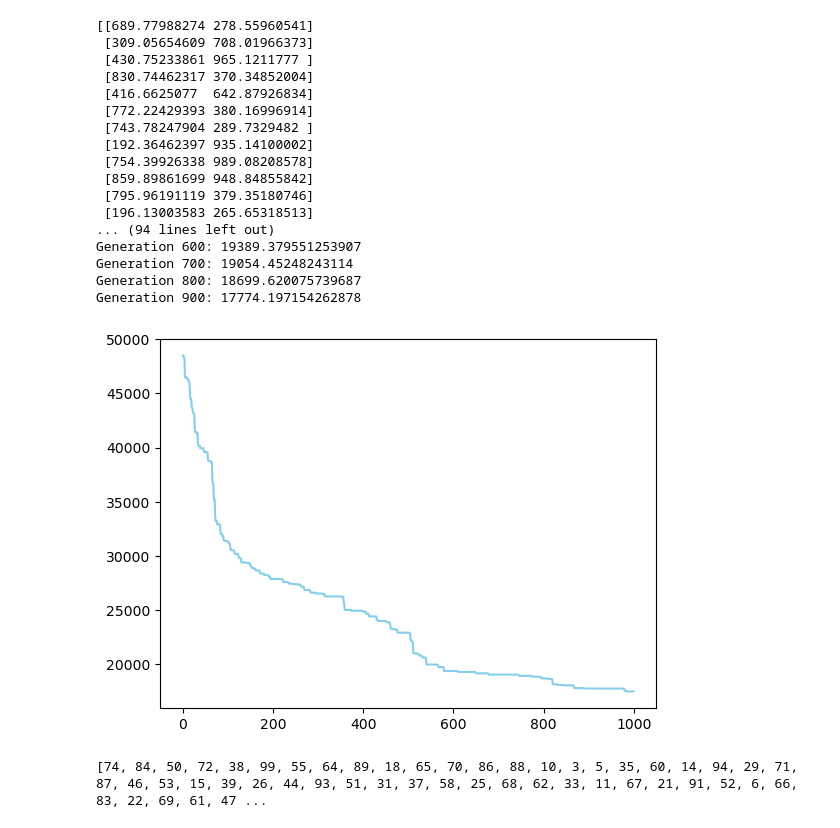
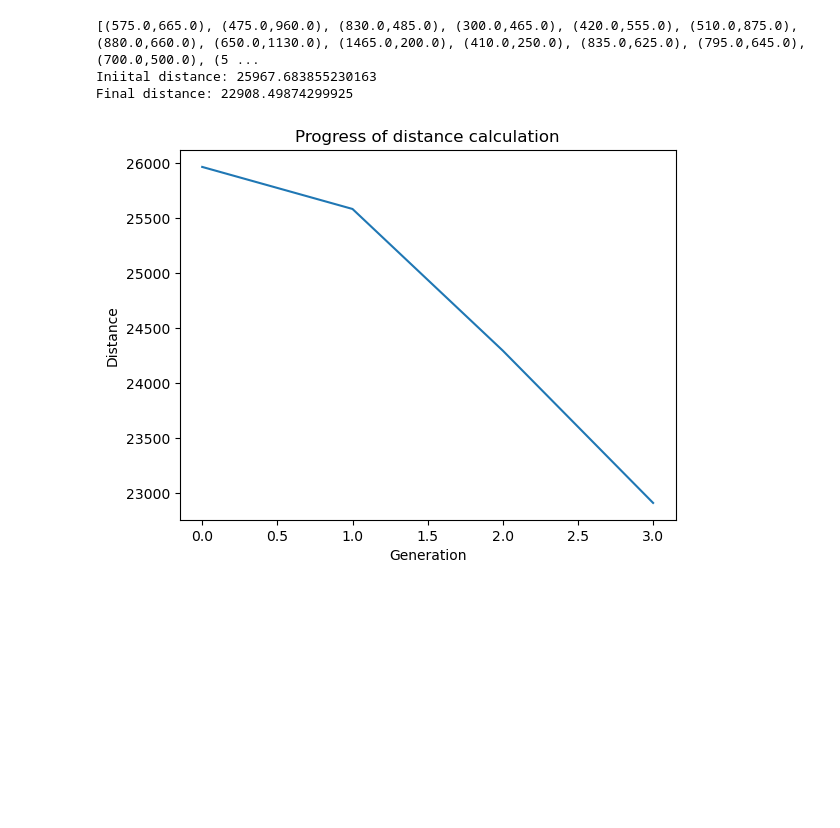
Before and after one commit to Stickkan/DVA493_lab_2, a Jupyter notebook: TSP.ipynb, the cells around one changed output. Saved outputs shown, nothing was run; the diff lists cells and outputs as text; code cells hidden in the pictures; blank space fills up the shorter version.

```diff
--- a/TSP.ipynb
+++ b/TSP.ipynb
@@ -90,12 +6,0 @@ Population.crossover = crossover
-# %%
-def mutate(self, p_cross=0.1, p_mut=0.1):
-    next_bag = []
-    children = self.crossover(p_cross)
-    for child in children:
-        if np.random.rand() < p_mut:
-            next_bag.append(swap(child))
-        else:
-            next_bag.append(child)
-    return next_bag
-
-Population.mutate = mutate
@@ -137,30 +6,0 @@ def get_distance(city1, city2):
-# %%
-cities = range(100)
-city_coordinates = generate_cities(len(cities))
-print(city_coordinates)
-adjacency_mat = make_mat(city_coordinates)
-best, history = genetic_algorithm(cities, adjacency_mat, n_population=20, n_iter=1000, verbose=False, return_history=True)
-
-plt.plot(range(len(history)), history, color="skyblue")
-plt.show()
-print(best)
-# %% [output]
-[[689.77988274 278.55960541]
- [309.05654609 708.01966373]
- [430.75233861 965.1211777 ]
- [830.74462317 370.34852004]
- [416.6625077  642.87926834]
- [772.22429393 380.16996914]
- [743.78247904 289.7329482 ]
- [192.36462397 935.14100002]
- [754.39926338 989.08208578]
- [859.89861699 948.84855842]
- [795.96191119 379.35180746]
- [196.13003583 265.65318513]
-... (94 lines left out)
-Generation 600: 19389.379551253907
-Generation 700: 19054.45248243114
-Generation 800: 18699.620075739687
-Generation 900: 17774.197154262878
-[figure, removed]
-[74, 84, 50, 72, 38, 99, 55, 64, 89, 18, 65, 70, 86, 88, 10, 3, 5, 35, 60, 14, 94, 29, 71, 87, 46, 53, 15, 39, 26, 44, 93, 51, 31, 37, 58, 25, 68, 62, 33, 11, 67, 21, 91, 52, 6, 66, 83, 22, 69, 61, 47 ...
@@ -166,0 +193,36 @@ Generation 900: 17774.197154262878
+# %%
+#------------------------------------------------------------------------------------------------- Running the program -----------------------------------------------------------------------------------------------------------------------------------
+
+col_names = ['City Index', 'x', 'y']
+
+df = pd.read_csv('berlin52.tsp', skiprows = 6, delimiter=r'\s+', names = col_names, usecols=['x','y'], skipfooter=2) #! Seperates the columns by identifying the spaces
+
+dataframe_to_list = df.values.tolist()
+
+H  = dataframe_to_list[0][1]
+
+#print(dataframe_to_list)
+
+cityList = []
+k = [None]*len(dataframe_to_list)
+
+
+
+for i in range(0, len(dataframe_to_list)):
+    k[i] = i
+
+random.shuffle(k)
+
+for i in range(0, len(dataframe_to_list)):
+    cityList.append(City(x=dataframe_to_list[k[i]][0], y = dataframe_to_list[k[i]][1]))
+
+cityList.append(City(x=dataframe_to_list[k[0]][0], y = dataframe_to_list[k[0]][1]))
+
+print(cityList)
+
+geneticAlgorithmPlot(population=cityList, popSize = 100, eliteSize=15, mutationRate=0.01, generations=3)
+# %% [output]
+[(575.0,665.0), (475.0,960.0), (830.0,485.0), (300.0,465.0), (420.0,555.0), (510.0,875.0), (880.0,660.0), (650.0,1130.0), (1465.0,200.0), (410.0,250.0), (835.0,625.0), (795.0,645.0), (700.0,500.0), (5 ...
+Iniital distance: 25967.683855230163
+Final distance: 22908.49874299925
+[figure, added]
```
Also changed, not shown: parts of 13 cells of this notebook.
